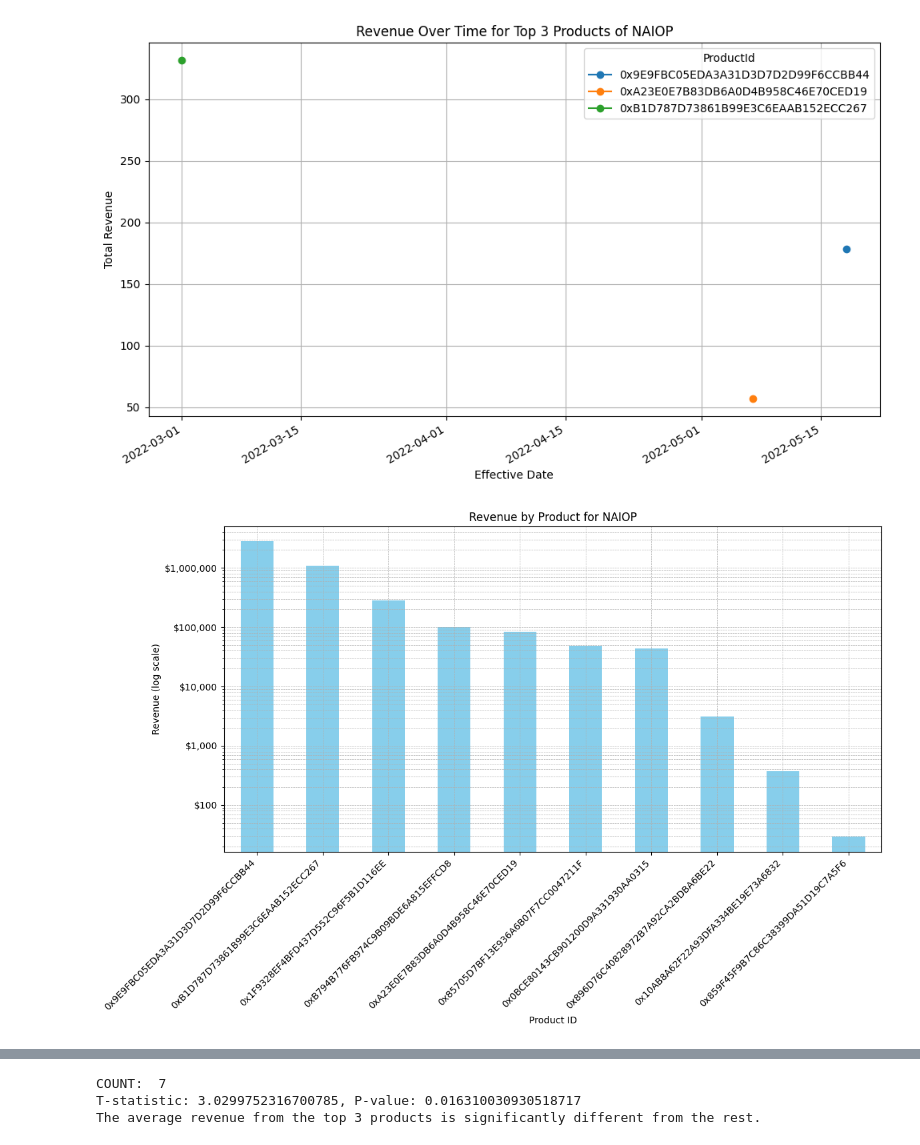
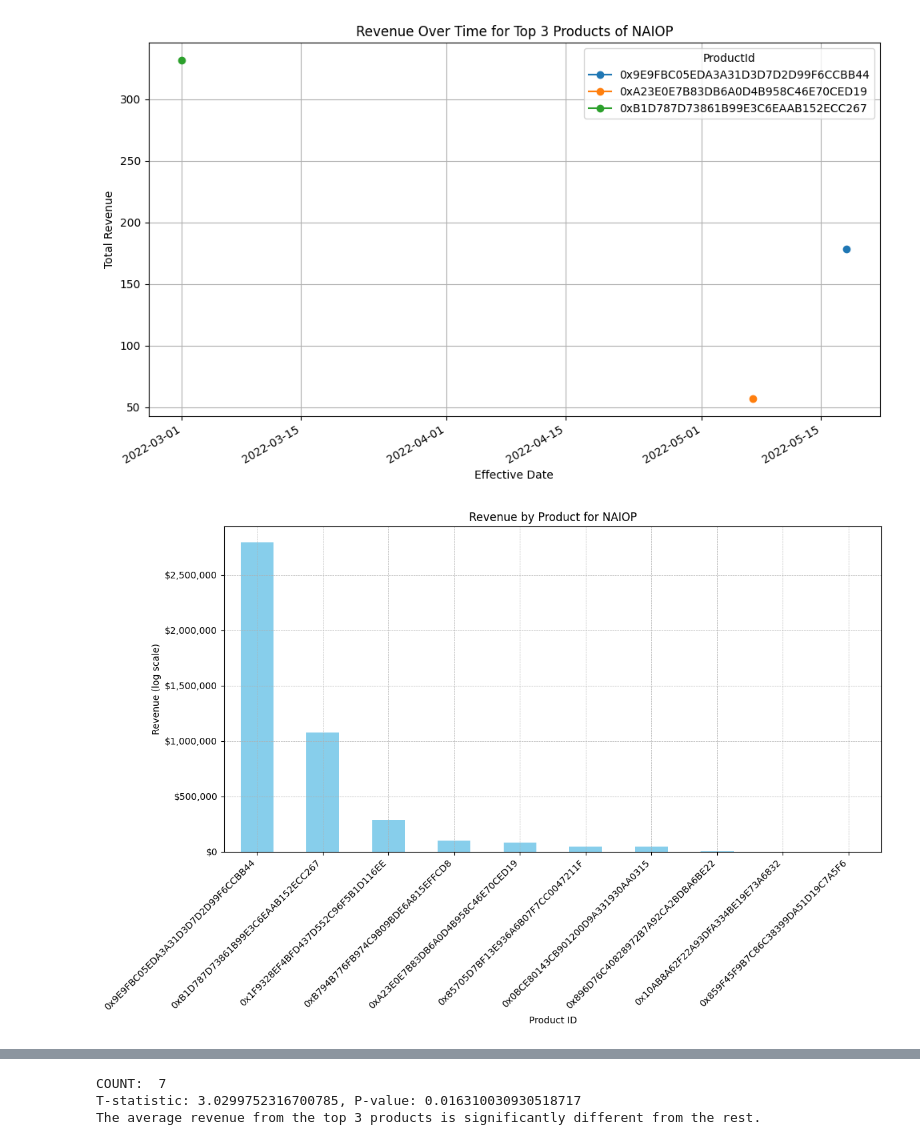
Before and after one commit to aKssup/data-consulting, a Jupyter notebook: mem_data_analysis.ipynb, the cells around one changed output, grey strips where cells are left out. Drawn from its saved outputs; the diff is of its cells as text; code cells hidden in the pictures.

Commit message:
fix graph

```diff
--- a/mem_data_analysis.ipynb
+++ b/mem_data_analysis.ipynb
@@ -742,32 +742,32 @@ data = {
         "0x10AB8A62F22A93DFA334BE19E73A6832",
         "0x859F45F9B7C86C38399DA51D19C7A5F6"
     ],
     'Total': [
         2.797043e+06, 1.073884e+06, 2.846097e+05,
         9.956115e+04, 8.465310e+04, 4.799736e+04,
         4.367439e+04, 3.118500e+03, 3.693600e+02,
         2.916000e+01
     ]
 }
 df = pd.DataFrame(data)
 
 # Plotting the data
 plt.figure(figsize=(12, 8))
-ax = df.set_index('ProductId')['Total'].plot(kind='bar', logy=True, color='skyblue')
+ax = df.set_index('ProductId')['Total'].plot(kind='bar', logy=False, color='skyblue')
 
 # Setting the axis labels and title
 plt.title('Revenue by Product for NAIOP')
 plt.xlabel('Product ID')
 plt.ylabel('Revenue (log scale)')
 
 # Setting y-axis formatter for log scale
 ax.yaxis.set_major_formatter(mtick.StrMethodFormatter('${x:,.0f}'))
 
 # Rotate x-axis labels for better visibility
 plt.xticks(rotation=45, ha='right')
 
 plt.grid(True, which="both", linestyle='--', linewidth=0.5)
 plt.tight_layout()
 plt.show()
 # %% [output]
-[figure, old version]
+[figure, new version]
```
Also changed, not shown: parts of 1 cell of this notebook.
